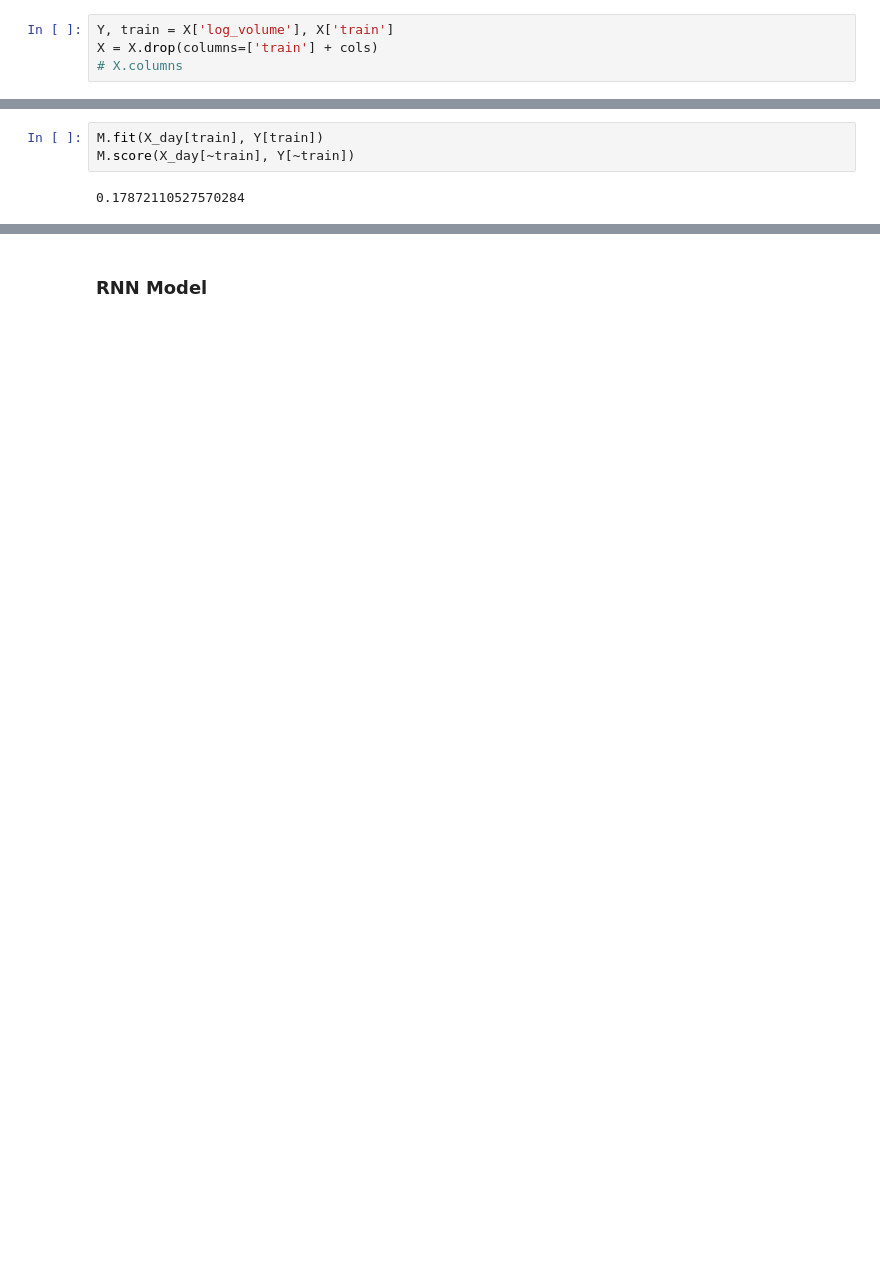
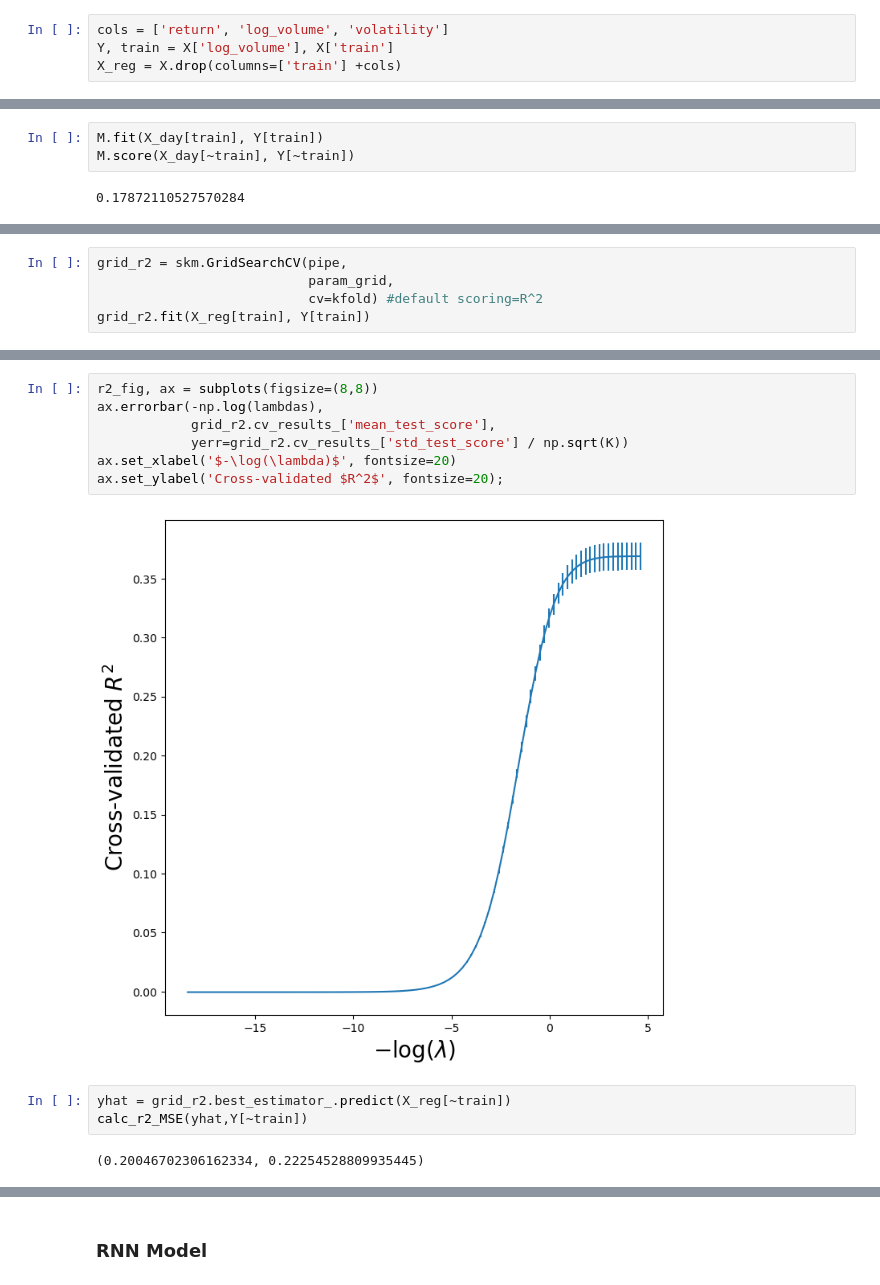
Before and after one commit to ywanglab/stat4500, a Jupyter notebook: class_project.ipynb, the cells around one changed output, grey strips where cells are left out. Saved outputs shown, nothing was run; the diff lists cells and outputs as text; blank space fills up the shorter version.

```diff
--- a/class_project.ipynb
+++ b/class_project.ipynb
@@ -437,6 +569,6 @@ K=5: # predicted to Go up: 120,  # which did Go up 65, accuracy 54.2%
 # %%
+cols = ['return', 'log_volume', 'volatility']
 Y, train = X['log_volume'], X['train']
-X = X.drop(columns=['train'] + cols)
-# X.columns
+X_reg = X.drop(columns=['train'] +cols)
 # %%
 M = LinearRegression()
@@ -456,0 +760,5 @@ M.score(X_day[~train], Y[~train])
+# %%
+grid_r2 = skm.GridSearchCV(pipe,
+                           param_grid,
+                           cv=kfold) #default scoring=R^2
+grid_r2.fit(X_reg[train], Y[train])
@@ -456,0 +779,14 @@ M.score(X_day[~train], Y[~train])
+# %%
+r2_fig, ax = subplots(figsize=(8,8))
+ax.errorbar(-np.log(lambdas),
+            grid_r2.cv_results_['mean_test_score'],
+            yerr=grid_r2.cv_results_['std_test_score'] / np.sqrt(K))
+ax.set_xlabel('$-\log(\lambda)$', fontsize=20)
+ax.set_ylabel('Cross-validated $R^2$', fontsize=20);
+# %% [output]
+[figure, added]
+# %%
+yhat = grid_r2.best_estimator_.predict(X_reg[~train])
+calc_r2_MSE(yhat,Y[~train])
+# %% [output]
+(0.20046702306162334, 0.22254528809935445)
```
Also changed, not shown: parts of 95 cells of this notebook, 9 other files.
